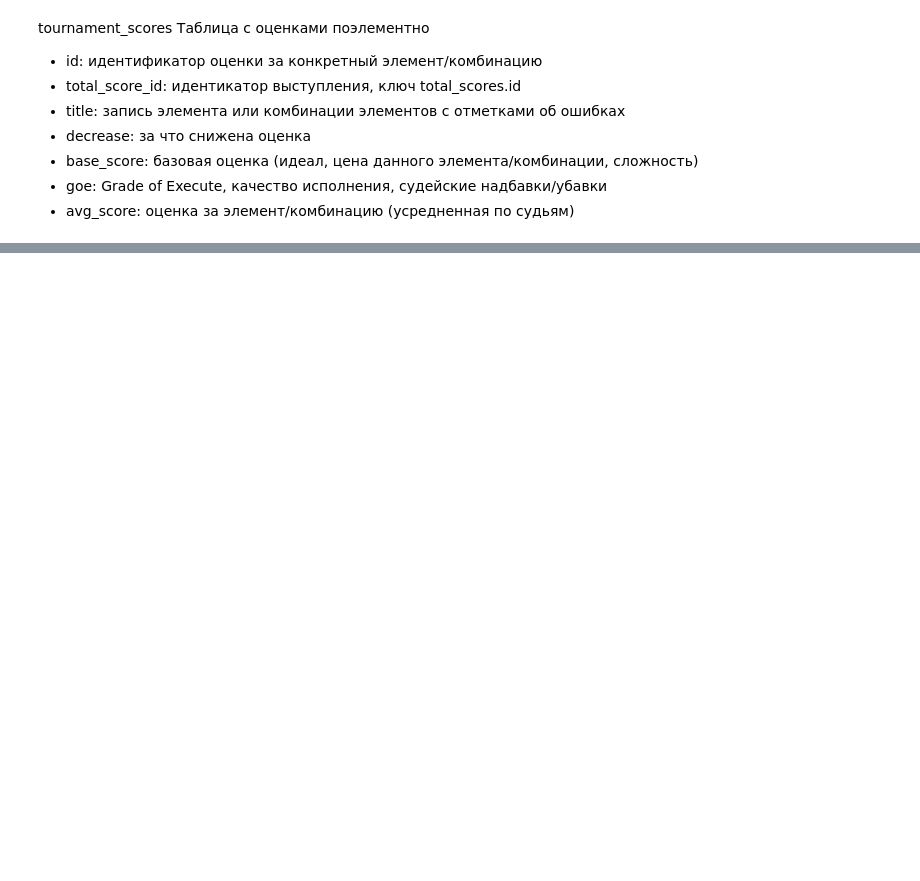
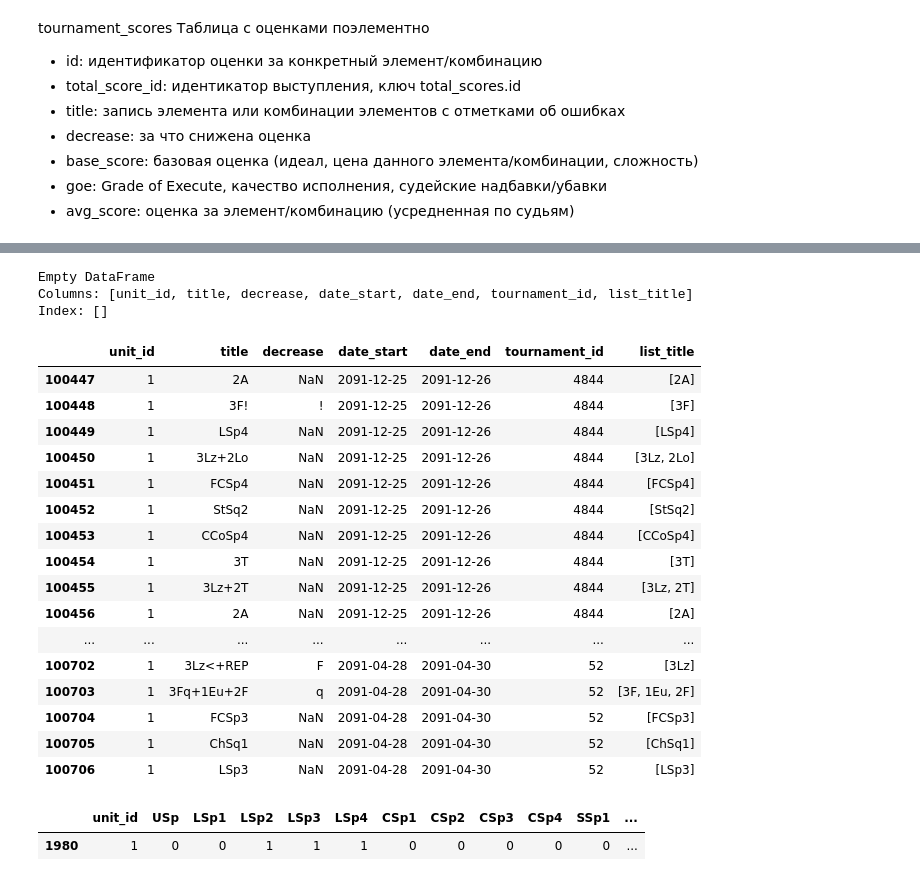
Before and after one commit to keda88/Portfolio, a Jupyter notebook: My champion/My champion.ipynb, the cells around one changed output, grey strips where cells are left out. Saved outputs shown, nothing was run; the diff lists cells and outputs as text; code cells hidden in the pictures; blank space fills up the shorter version.

```diff
--- a/My champion/My champion.ipynb
+++ b/My champion/My champion.ipynb
@@ -206,0 +572,31 @@ tournament_scores Таблица с оценками поэлементно
+# %%
+print(new_df[new_df['title']=='1Eu'])
+# %% [output]
+Empty DataFrame
+Columns: [unit_id, title, decrease, date_start, date_end, tournament_id, list_title]
+Index: []
+# %%
+new_df.query('unit_id == 1')
+# %% [output]
+|  | unit_id | title | decrease | date_start | date_end | tournament_id | list_title |
+| 100447 | 1 | 2A | NaN | 2091-12-25 | 2091-12-26 | 4844 | [2A] |
+| 100448 | 1 | 3F! | ! | 2091-12-25 | 2091-12-26 | 4844 | [3F] |
+| 100449 | 1 | LSp4 | NaN | 2091-12-25 | 2091-12-26 | 4844 | [LSp4] |
+| 100450 | 1 | 3Lz+2Lo | NaN | 2091-12-25 | 2091-12-26 | 4844 | [3Lz, 2Lo] |
+| 100451 | 1 | FCSp4 | NaN | 2091-12-25 | 2091-12-26 | 4844 | [FCSp4] |
+| 100452 | 1 | StSq2 | NaN | 2091-12-25 | 2091-12-26 | 4844 | [StSq2] |
+| 100453 | 1 | CCoSp4 | NaN | 2091-12-25 | 2091-12-26 | 4844 | [CCoSp4] |
+| 100454 | 1 | 3T | NaN | 2091-12-25 | 2091-12-26 | 4844 | [3T] |
+| 100455 | 1 | 3Lz+2T | NaN | 2091-12-25 | 2091-12-26 | 4844 | [3Lz, 2T] |
+| 100456 | 1 | 2A | NaN | 2091-12-25 | 2091-12-26 | 4844 | [2A] |
+| ... | ... | ... | ... | ... | ... | ... | ... |
+| 100702 | 1 | 3Lz<+REP | F | 2091-04-28 | 2091-04-30 | 52 | [3Lz] |
+| 100703 | 1 | 3Fq+1Eu+2F | q | 2091-04-28 | 2091-04-30 | 52 | [3F, 1Eu, 2F] |
+| 100704 | 1 | FCSp3 | NaN | 2091-04-28 | 2091-04-30 | 52 | [FCSp3] |
+| 100705 | 1 | ChSq1 | NaN | 2091-04-28 | 2091-04-30 | 52 | [ChSq1] |
+| 100706 | 1 | LSp3 | NaN | 2091-04-28 | 2091-04-30 | 52 | [LSp3] |
+# %%
+features_df.query('unit_id == 1')
+# %% [output]
+|  | unit_id | USp | LSp1 | LSp2 | LSp3 | LSp4 | CSp1 | CSp2 | CSp3 | CSp4 | SSp1 | ... |
+| 1980 | 1 | 0 | 0 | 1 | 1 | 1 | 0 | 0 | 0 | 0 | 0 | ... |
```
Also changed, not shown: parts of 48 cells of this notebook.
